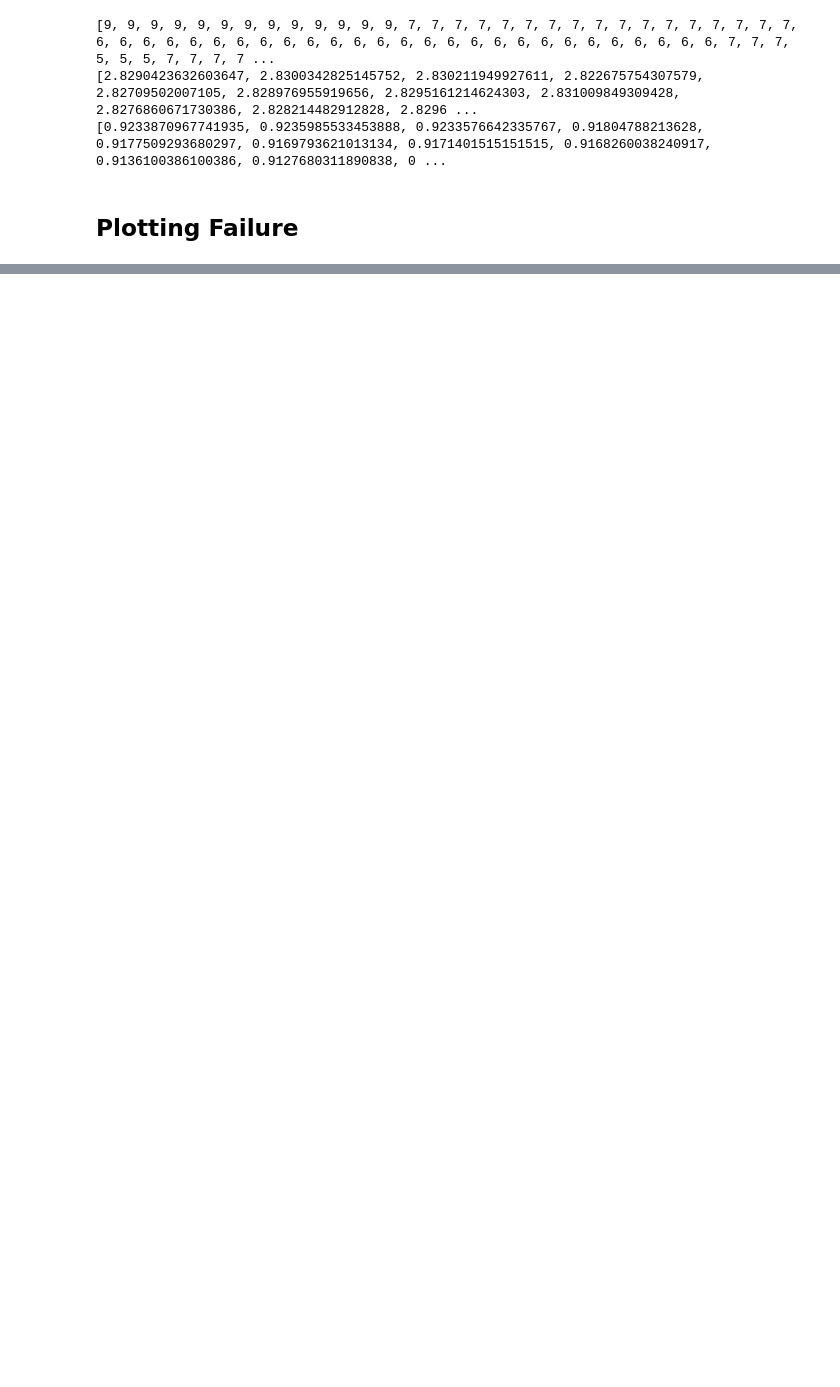
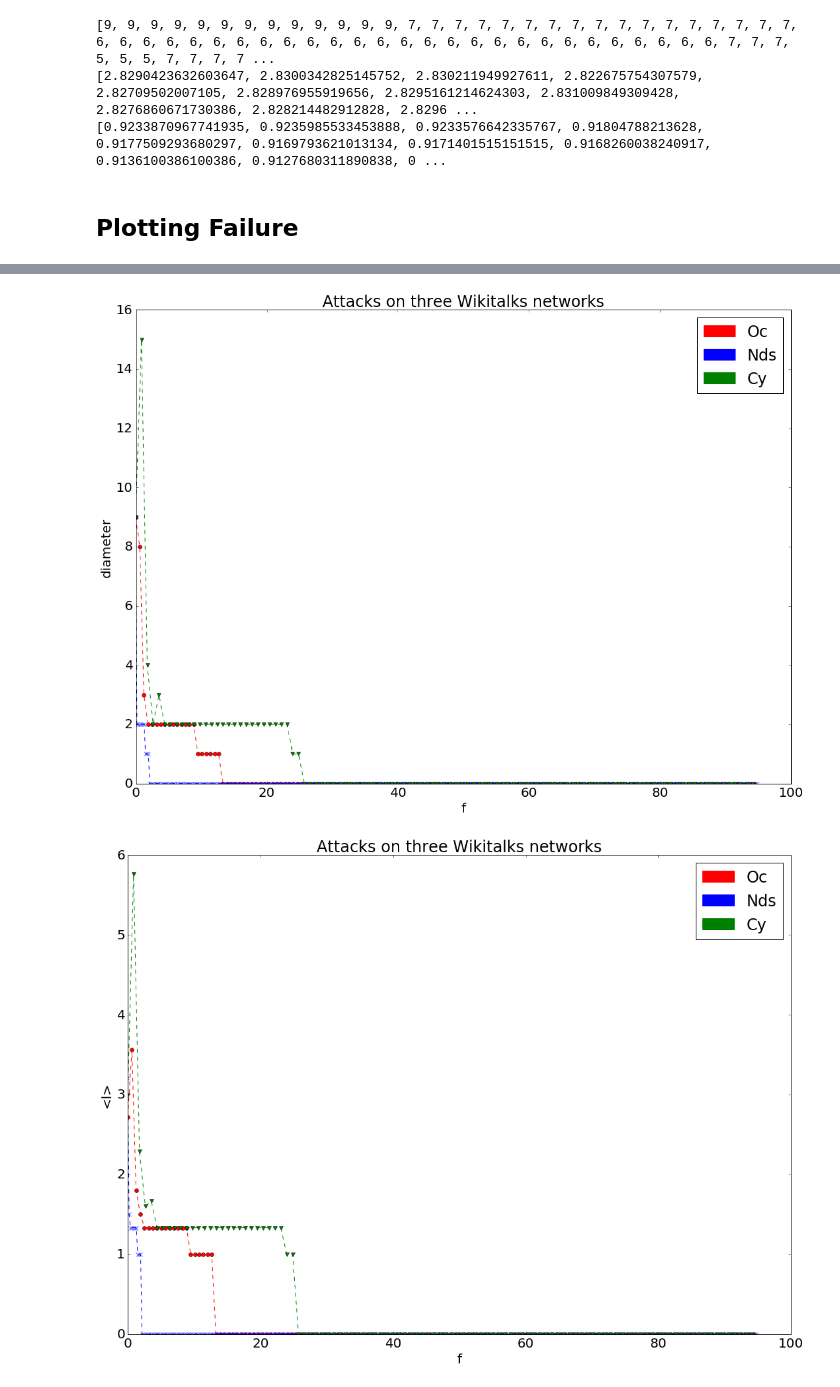
Before and after one commit to wendynieuwkamer/modelling-project, a Jupyter notebook: Project - Robustness.ipynb, the cells around one changed output, grey strips where cells are left out. Drawn from its saved outputs; the diff is of its cells as text; code cells hidden in the pictures; blank space fills up the shorter version.

```diff
--- a/Project - Robustness.ipynb
+++ b/Project - Robustness.ipynb
@@ -240,0 +295,50 @@ plt.show()
+# %%
+def plot_all2():
+    xvalues_vi = [(float(x)/(float(len(V_path_lengths2))/95*100))*100 for x in range(len(V_path_lengths2))]
+    xvalues_sv = [(float(x)/(float(len(S_path_lengths2))/95*100))*100 for x in range(len(S_path_lengths2))]
+    xvalues_cy = [(float(x)/(float(len(C_path_lengths2))/95*100))*100 for x in range(len(C_path_lengths2))]
+    fig_size = [18,13]
+    plt.rcParams.update({'font.size': 20, "figure.figsize": fig_size})
+
+    # Plot diameter
+    plt.plot(xvalues_vi, V_diameters2, '--or',
+             xvalues_sv, S_diameters2, '--xb',
+             xvalues_cy, C_diameters2, '--vg')
+    red_patch = mpatches.Patch(color='red', label='Oc')
+    blue_patch = mpatches.Patch(color='blue', label='Nds')
+    green_patch = mpatches.Patch(color='green', label='Cy')
+    plt.legend(handles=[red_patch, blue_patch, green_patch])
+    plt.xlabel('f')
+    plt.ylabel('diameter')
+    plt.title('Attacks on three Wikitalks networks')
+    plt.show()
+
+    # Plot average path length
+    plt.plot(xvalues_vi, V_path_lengths2, '--or',
+             xvalues_sv, S_path_lengths2, '--xb',
+             xvalues_cy, C_path_lengths2, '--vg')
+    red_patch = mpatches.Patch(color='red', label='Oc')
+    blue_patch = mpatches.Patch(color='blue', label='Nds')
+    green_patch = mpatches.Patch(color='green', label='Cy')
+    plt.legend(handles=[red_patch, blue_patch, green_patch])
+    plt.xlabel('f')
+    plt.ylabel('<l>')
+    plt.title('Attacks on three Wikitalks networks')
+    plt.show()
+
+    # Plot fraction of nodes in giant component
+    plt.plot(xvalues_vi, V_gcs2, '--or',
+             xvalues_sv, S_gcs2, '--xb',
+             xvalues_cy, C_gcs2, '--vg')
+    red_patch = mpatches.Patch(color='red', label='Oc')
+    blue_patch = mpatches.Patch(color='blue', label='Nds')
+    green_patch = mpatches.Patch(color='green', label='Cy')
+    plt.legend(handles=[red_patch, blue_patch, green_patch])
+    plt.xlabel('f')
+    plt.ylabel('S')
+    plt.title('Attacks on three Wikitalks networks')
+    plt.show()
+plot_all2()
+# %% [output]
+[figure, added]
+[figure, added]
```
Also changed, not shown: parts of 8 cells of this notebook, 3 other files.
